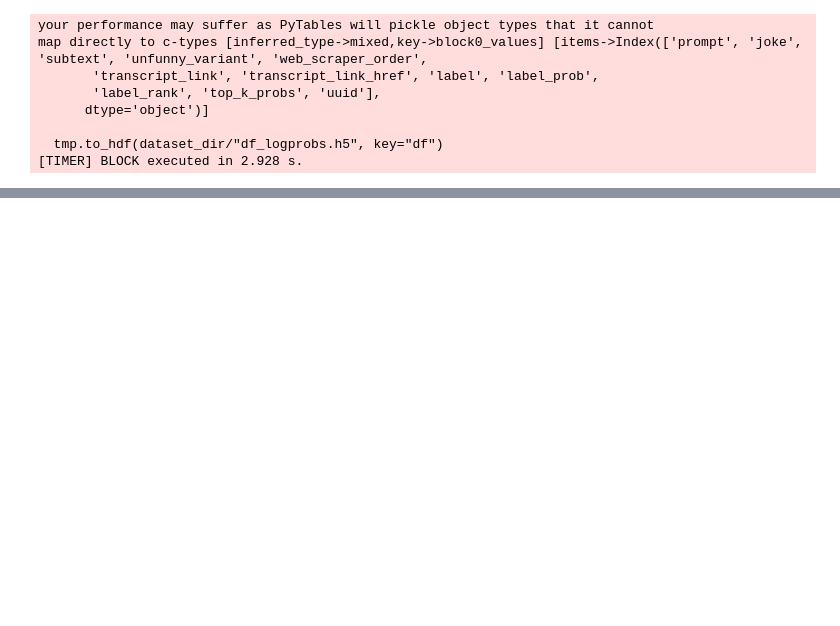
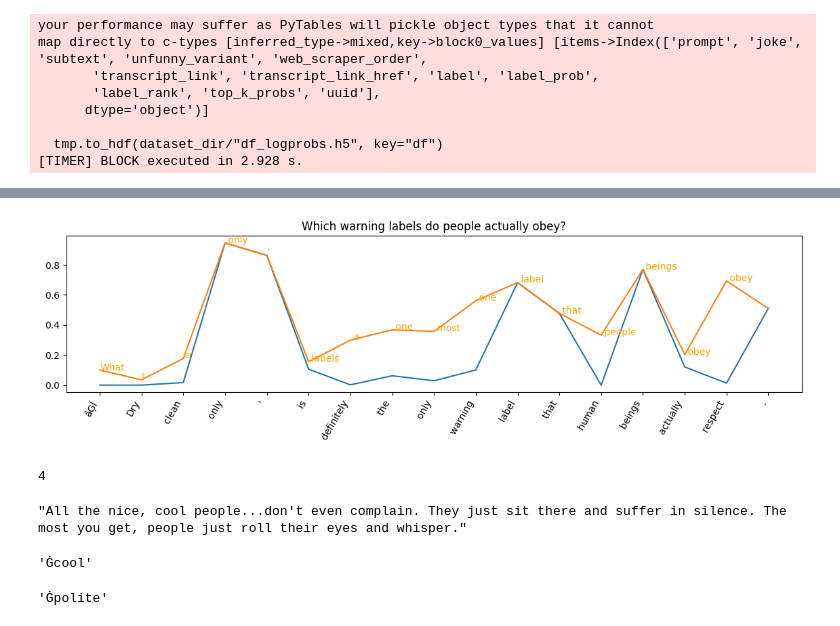
Before and after one commit to hdmamin/aeon, a Jupyter notebook: notebooks/01-joke-logprobs.ipynb, the cells around one changed output, grey strips where cells are left out. Drawn from its saved outputs; the diff is of its cells as text; code cells hidden in the pictures; blank space fills up the shorter version.

Commit message:
plot most likely

```diff
--- a/notebooks/01-joke-logprobs.ipynb
+++ b/notebooks/01-joke-logprobs.ipynb
@@ -285,17 +305,0 @@ def detokenize(tokens: list[str]):
-# %%
-def plot_joke(row: pd.Series):
-    """
-    row is the result of e.g. `df.iloc[0]`
-
-    TODO idea: could superimpose most likely tok at each timestep
-    """
-    x = range(len(row.label_prob))
-    tokens = [clean_token(tok) for tok in row.label]
-
-    fig, ax = plt.subplots(figsize=(14, 3))
-    plt.plot(x, row.label_prob)
-    plt.xticks(x, tokens, rotation=60, ha='right')
-    for xi, yi, token in zip(x, row.label_prob, tokens):
-        plt.annotate(token, (xi, yi))
-    plt.title(row.prompt)
-    plt.show()
@@ -334,0 +312,4 @@ detokenize(
+# %%
+plot_joke(dfl.sample().iloc[0], True)
+# %% [output]
+[figure, added]
@@ -334,0 +318,21 @@ detokenize(
+# %%
+# Randomly choose one a timestep to replace, heavily weighting unlikely tokens.
+pos = random.choices(range(0, len(row.label_rank)),
+                     weights=[x**1.5 for x in row.label_rank])[0]
+pos
+# %% [output]
+4
+# %%
+detokenize(
+    row.label
+)
+# %% [output]
+"All the nice, cool people...don't even complain. They just sit there and suffer in silence. The most you get, people just roll their eyes and whisper."
+# %%
+row.label[pos]
+# %% [output]
+'Ġcool'
+# %%
+next(iter(row.top_k_probs[pos]))
+# %% [output]
+'Ġpolite'
```
Also changed, not shown: parts of 29 cells of this notebook.
